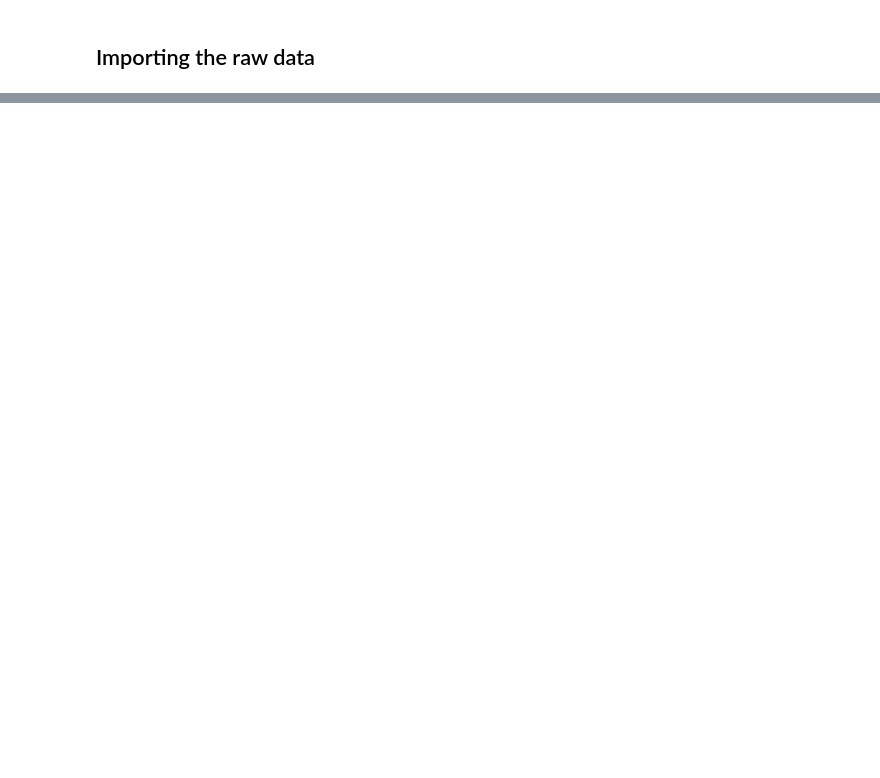
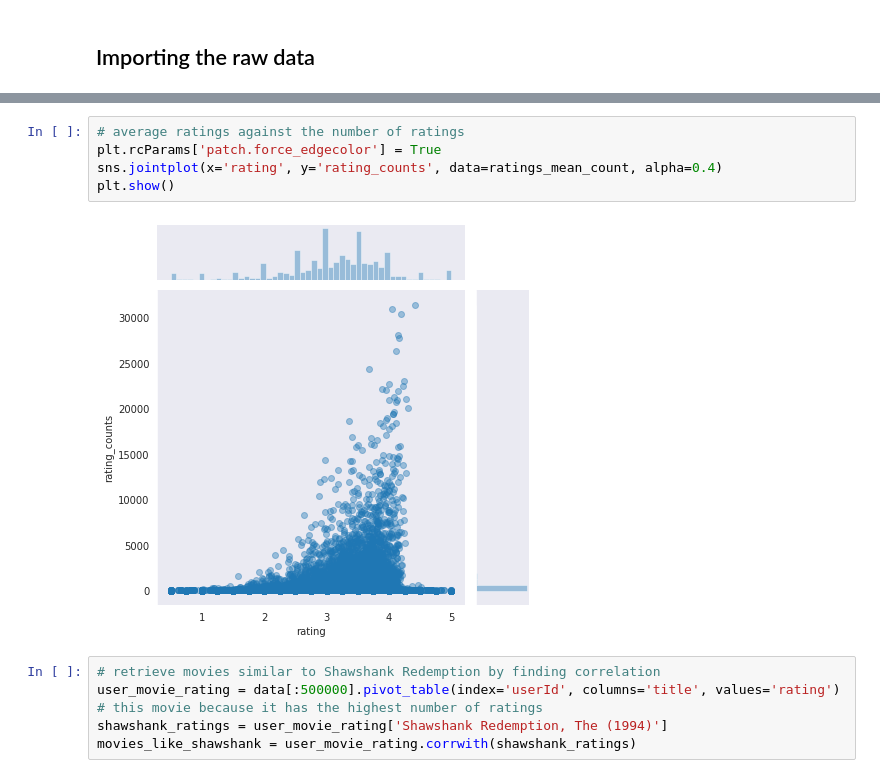
Before and after one commit to Explore-AI/unsupervised-predict-streamlit-template, a Jupyter notebook: main.ipynb, the cells around one changed output, grey strips where cells are left out. Saved outputs shown, nothing was run; the diff lists cells and outputs as text; blank space fills up the shorter version.

```diff
--- a/main.ipynb
+++ b/main.ipynb
@@ -22,0 +159,13 @@ import pandas as pd
+# %%
+# average ratings against the number of ratings
+plt.rcParams['patch.force_edgecolor'] = True
+sns.jointplot(x='rating', y='rating_counts', data=ratings_mean_count, alpha=0.4)
+plt.show()
+# %% [output]
+[figure, added]
+# %%
+# retrieve movies similar to Shawshank Redemption by finding correlation
+user_movie_rating = data[:500000].pivot_table(index='userId', columns='title', values='rating')
+# this movie because it has the highest number of ratings
+shawshank_ratings = user_movie_rating['Shawshank Redemption, The (1994)']
+movies_like_shawshank = user_movie_rating.corrwith(shawshank_ratings)
```
Also changed, not shown: parts of 42 cells of this notebook.
